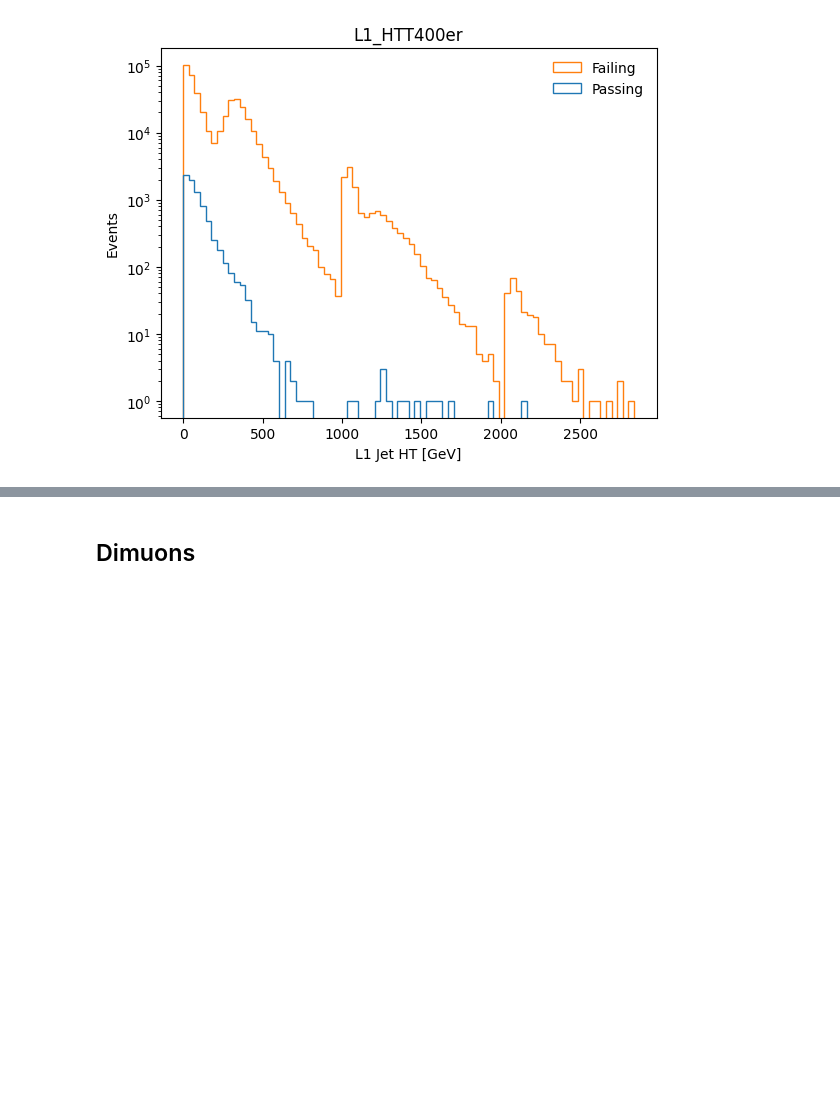
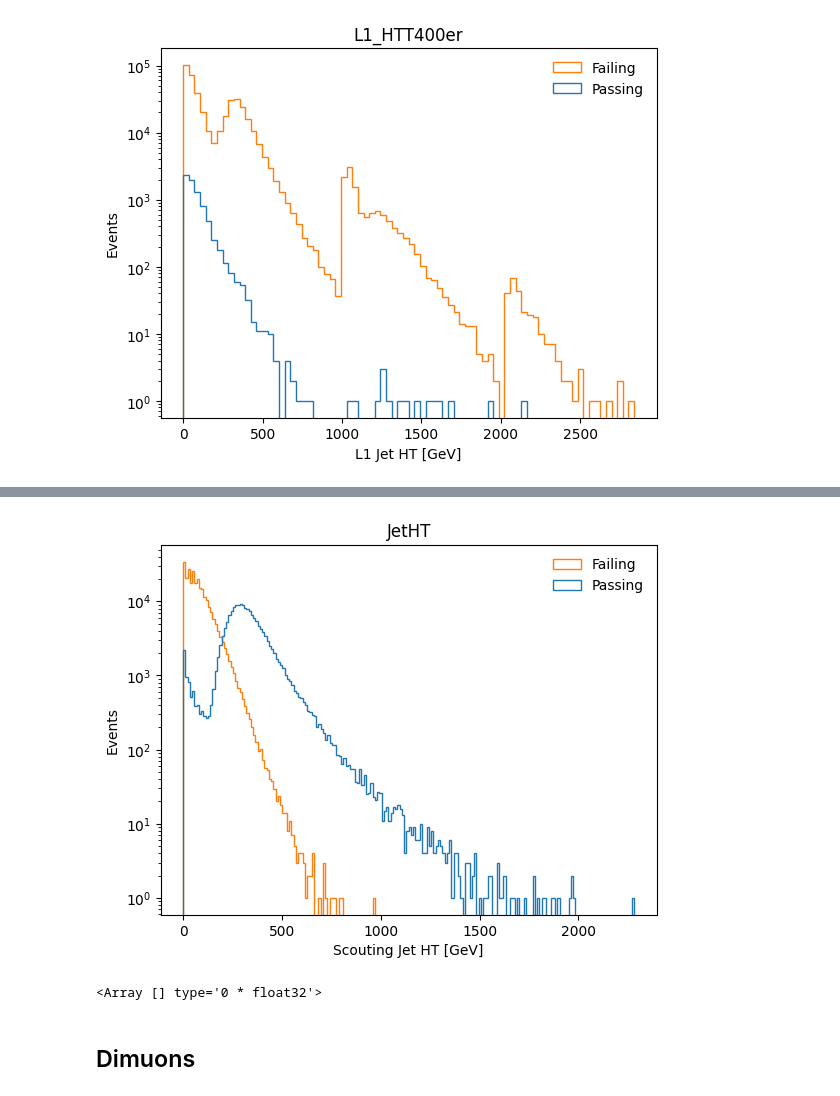
Before and after one commit to AdaCollins01/completed_axol1tl_practice, a Jupyter notebook: 4_getting_started_with_triggers.ipynb, the cells around one changed output, grey strips where cells are left out. Drawn from its saved outputs; the diff is of its cells as text; code cells hidden in the pictures; blank space fills up the shorter version.

```diff
--- a/4_getting_started_with_triggers.ipynb
+++ b/4_getting_started_with_triggers.ipynb
@@ -385,3 +332,41 @@ events["L1EtSum_pt"].array()
+# %%
+# What about just scouting?
+# All jet pts
+scouting_jet_pt = (events['ScoutingJet_pt'].array())
+
+JetHT = events["DST_PFScouting_JetHT"].array()
+HT_values = np.sum(scouting_jet_pt, axis = 1)
+
+plt.hist([HT_values[JetHT],
+         HT_values[~JetHT]],
+         #range = (0,2000),
+         bins=200,
+         label=["Passing", "Failing"],
+         histtype='step')
+plt.title("JetHT")
+plt.legend(frameon=False)
+plt.yscale('log')
+plt.xlabel("Scouting Jet HT [GeV]")
+plt.ylabel("Events")
+
+# For the most part, it has the same shape as what is in coffea. Kinda weird peak at 0 that we don't see as extremely in coffea, but so be it!
+# %% [output]
+[figure, added]
+# %%
+# # What if we calculate it the same way they did in coffea?
+# l1_ht = l1_etsums[(events_trig.L1EtSum.etSumType==1) & (events_trig.L1EtSum.bx==0)]
+# h_score_l1ht.fill(dataset=dataset, score=dak.flatten(ak.broadcast_arrays(axo.score_bx0,l1_ht.pt)[0]), ht=ak.flatten(l1_ht.pt))
+# ['nL1EtSum', 'L1EtSum_bx', 'L1EtSum_etSumType', 'L1EtSum_phi', 'L1EtSum_pt']
+etSumType = events["L1EtSum_etSumType"].array()
+etSum_bx = events["L1EtSum_bx"].array()
+mask = (etSumType == 1) & (etSum_bx == 0)
+
+jet_pt = (events['L1Jet_pt'].array())
+jet_ht = np.sum(jet_pt, axis=1)
+
+# I fear I have not a single clue how they calculate it in coffea. Will be revisiting after I go on a walk.
+# %% [output]
+<Array [] type='0 * float32'>
 # %% [markdown]
 ## Dimuons
 # %%
```
Also changed, not shown: parts of 17 cells of this notebook.
